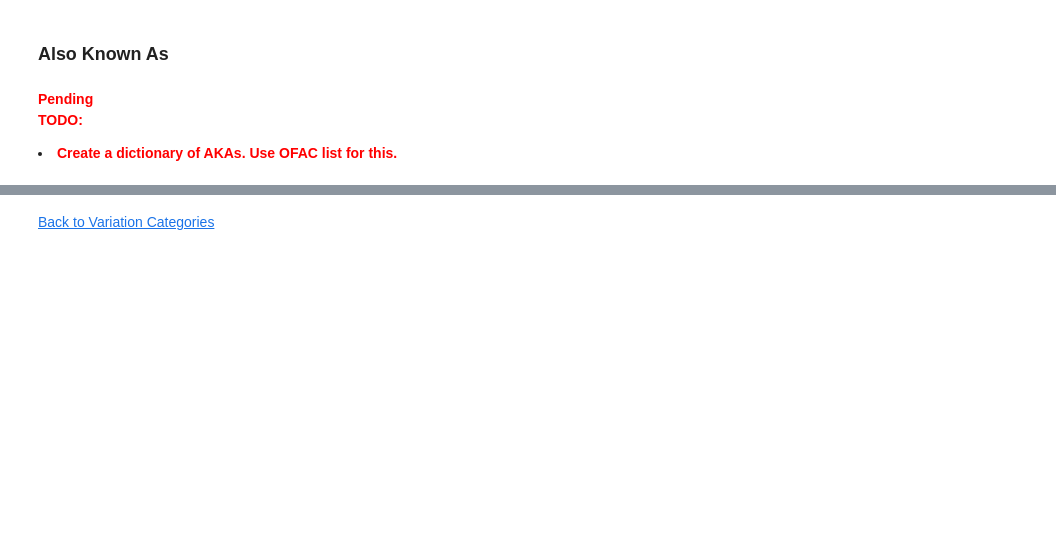
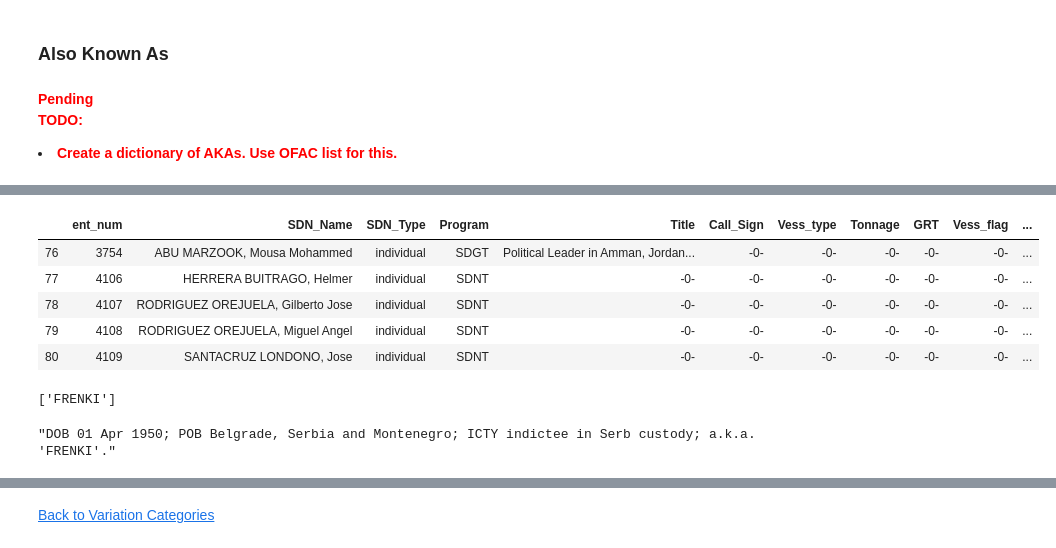
Before and after one commit to Herrera7/FuzzyMathingTester, a Jupyter notebook: NameVariationFunctions_v01/SanctionScreeningTool.ipynb, the cells around one changed output, grey strips where cells are left out. Drawn from its saved outputs; the diff is of its cells as text; code cells hidden in the pictures; blank space fills up the shorter version.

```diff
--- a/NameVariationFunctions_v01/SanctionScreeningTool.ipynb
+++ b/NameVariationFunctions_v01/SanctionScreeningTool.ipynb
@@ -667,0 +731,15 @@ name_component_deletion("Pepe")
+# %%
+# Get only the individuals
+ind_df = data.loc[data['SDN_Type'] == 'individual']
+# %%
+# Find the individuals that have alias names
+aka_df = ind_df[ind_df['Remarks'].str.contains("a.k.a.")]
+# %%
+aka_df.head()
+# %% [output]
+|  | ent_num | SDN_Name | SDN_Type | Program | Title | Call_Sign | Vess_type | Tonnage | GRT | Vess_flag | ... |
+| 76 | 3754 | ABU MARZOOK, Mousa Mohammed | individual | SDGT | Political Leader in Amman, Jordan... | -0- | -0- | -0- | -0- | -0- | ... |
+| 77 | 4106 | HERRERA BUITRAGO, Helmer | individual | SDNT | -0- | -0- | -0- | -0- | -0- | -0- | ... |
+| 78 | 4107 | RODRIGUEZ OREJUELA, Gilberto Jose | individual | SDNT | -0- | -0- | -0- | -0- | -0- | -0- | ... |
+| 79 | 4108 | RODRIGUEZ OREJUELA, Miguel Angel | individual | SDNT | -0- | -0- | -0- | -0- | -0- | -0- | ... |
+| 80 | 4109 | SANTACRUZ LONDONO, Jose | individual | SDNT | -0- | -0- | -0- | -0- | -0- | -0- | ... |
@@ -667,0 +780,8 @@ name_component_deletion("Pepe")
+# %%
+get_aliases(aka_df['Remarks'].iloc[29])
+# %% [output]
+['FRENKI']
+# %%
+aka_df['Remarks'].iloc[29]
+# %% [output]
+"DOB 01 Apr 1950; POB Belgrade, Serbia and Montenegro; ICTY indictee in Serb custody; a.k.a. 'FRENKI'."
```
Also changed, not shown: parts of 15 cells of this notebook.
